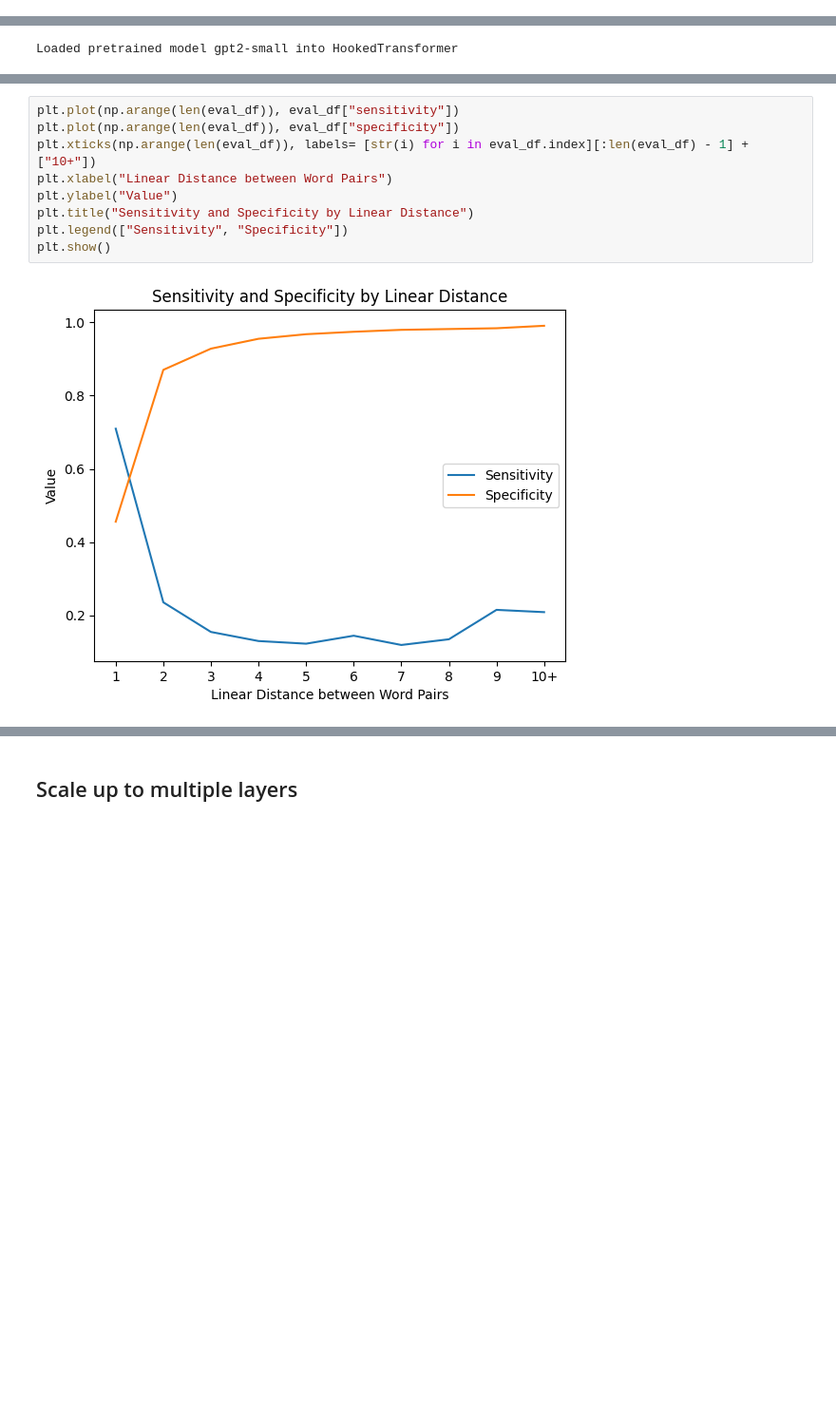
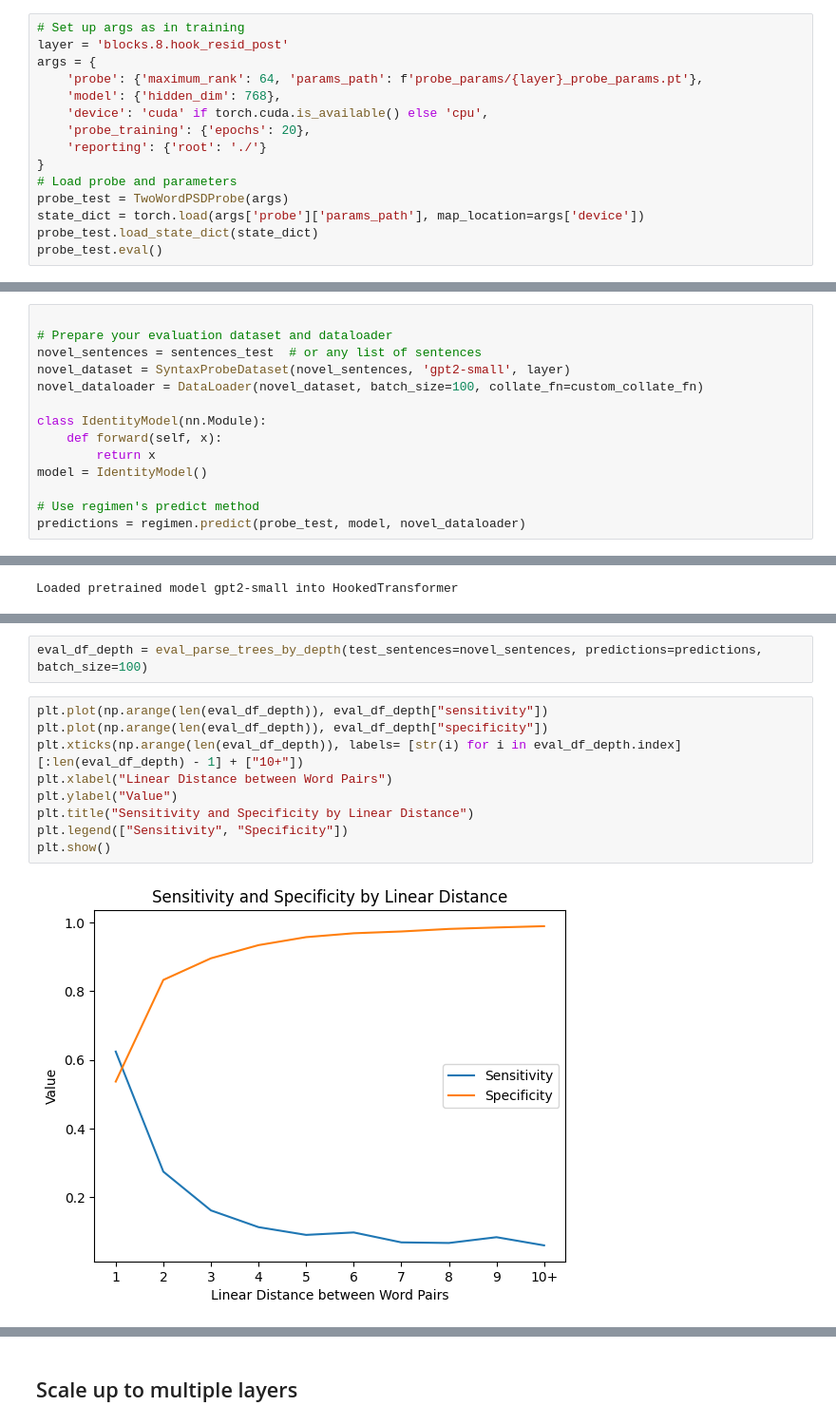
Before and after one commit to onjurgensen/probing_syntax_in_LLMs, a Jupyter notebook: probing_syntax_in_LLMs.ipynb, the cells around one changed output, grey strips where cells are left out. Shown at 95% size. Saved outputs shown, nothing was run; the diff lists cells and outputs as text; blank space fills up the shorter version.

Commit message:
train more models

```diff
--- a/probing_syntax_in_LLMs.ipynb
+++ b/probing_syntax_in_LLMs.ipynb
@@ -630,0 +641,15 @@ Saving probe parameters
+# %%
+# Set up args as in training
+layer = 'blocks.8.hook_resid_post'
+args = {
+    'probe': {'maximum_rank': 64, 'params_path': f'probe_params/{layer}_probe_params.pt'},
+    'model': {'hidden_dim': 768},
+    'device': 'cuda' if torch.cuda.is_available() else 'cpu',
+    'probe_training': {'epochs': 20},
+    'reporting': {'root': './'}
+}
+# Load probe and parameters
+probe_test = TwoWordPSDProbe(args)
+state_dict = torch.load(args['probe']['params_path'], map_location=args['device'])
+probe_test.load_state_dict(state_dict)
+probe_test.eval()
@@ -630,0 +659,14 @@ Saving probe parameters
+# %%
+
+# Prepare your evaluation dataset and dataloader
+novel_sentences = sentences_test  # or any list of sentences
+novel_dataset = SyntaxProbeDataset(novel_sentences, 'gpt2-small', layer)
+novel_dataloader = DataLoader(novel_dataset, batch_size=100, collate_fn=custom_collate_fn)
+
+class IdentityModel(nn.Module):
+    def forward(self, x):
+        return x
+model = IdentityModel()
+
+# Use regimen's predict method
+predictions = regimen.predict(probe_test, model, novel_dataloader)
@@ -782,11 +865,13 @@ eval_df = eval_parse_trees_by_depth(test_sentences=novel_sentences, predictions=
+# %%
+eval_df_depth = eval_parse_trees_by_depth(test_sentences=novel_sentences, predictions=predictions, batch_size=100)
 # %%
-plt.plot(np.arange(len(eval_df)), eval_df["sensitivity"])
-plt.plot(np.arange(len(eval_df)), eval_df["specificity"])
-plt.xticks(np.arange(len(eval_df)), labels= [str(i) for i in eval_df.index][:len(eval_df) - 1] + ["10+"])
+plt.plot(np.arange(len(eval_df_depth)), eval_df_depth["sensitivity"])
+plt.plot(np.arange(len(eval_df_depth)), eval_df_depth["specificity"])
+plt.xticks(np.arange(len(eval_df_depth)), labels= [str(i) for i in eval_df_depth.index][:len(eval_df_depth) - 1] + ["10+"])
 plt.xlabel("Linear Distance between Word Pairs")
 plt.ylabel("Value")
 plt.title("Sensitivity and Specificity by Linear Distance")
 plt.legend(["Sensitivity", "Specificity"])
 plt.show()
 # %% [output]
-[figure, old version]
+[figure, new version]
```
Also changed, not shown: parts of 30 cells of this notebook, 7 other files.
